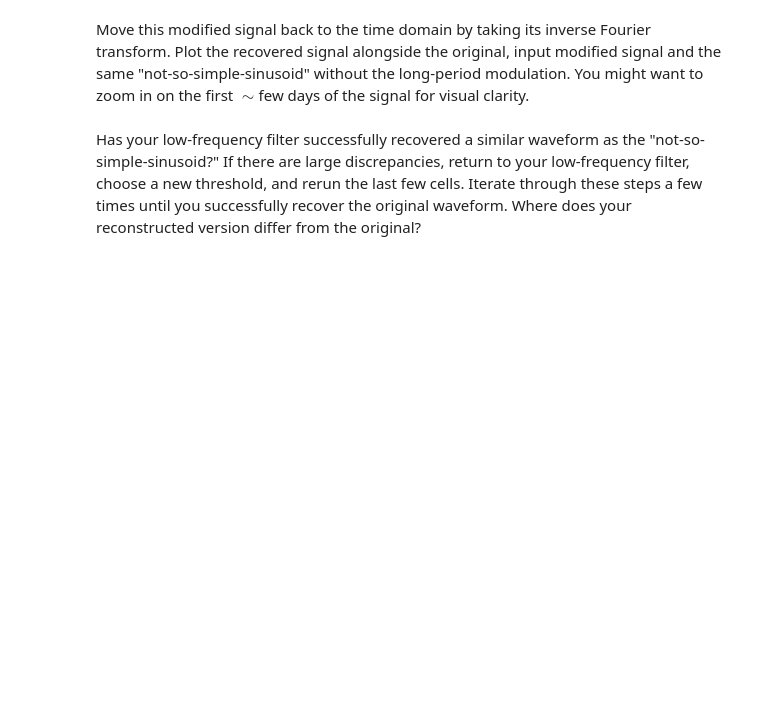
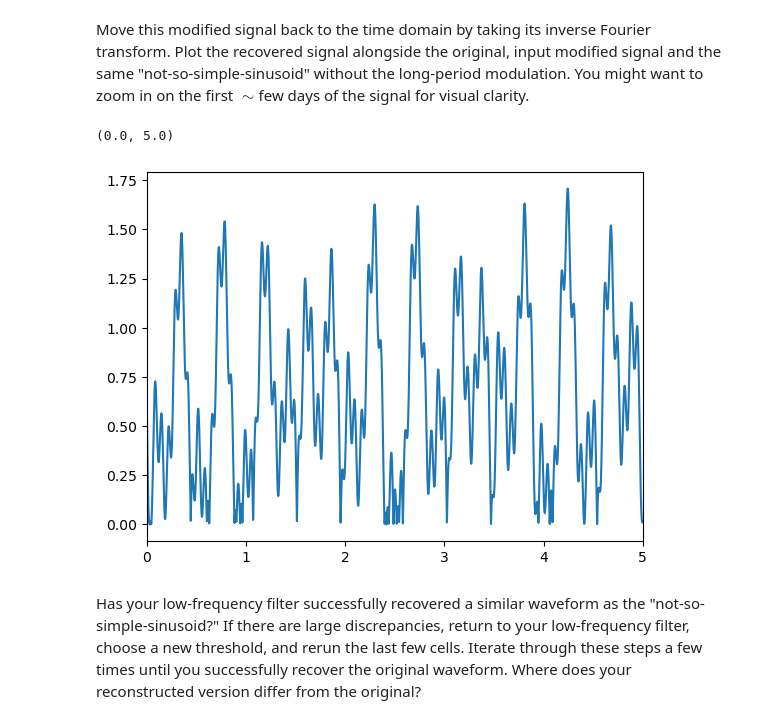
Before and after one commit to sammmelg/Session-27, a Jupyter notebook: Day1/FourierMethodsProblem1.ipynb, the cells around one changed output. Cells and saved outputs as stored; diff of their text form; code cells hidden in the pictures; blank space fills up the shorter version.

```diff
--- a/Day1/FourierMethodsProblem1.ipynb
+++ b/Day1/FourierMethodsProblem1.ipynb
@@ -255,7 +294,12 @@ Apply a simple filter that removes the low-frequency oscillations. Choose some t
 # %% [markdown]
 Move this modified signal back to the time domain by taking its inverse Fourier transform. Plot the recovered signal alongside the original, input modified signal and the same "not-so-simple-sinusoid" without the long-period modulation. You might want to zoom in on the first $\sim$few days of the signal for visual clarity.
 # %%
-# complete
+inverse_sig = [_.real for _ in ifftshift(ifft(fftshift(filtered_signal)))]
+plt.plot(times, np.abs(inverse_sig))
+plt.xlim(0, 5)
+# %% [output]
+(0.0, 5.0)
+[figure, added]
 # %% [markdown]
 Has your low-frequency filter successfully recovered a similar waveform as the "not-so-simple-sinusoid?" If there are large discrepancies, return to your low-frequency filter, choose a new threshold, and rerun the last few cells. Iterate through these steps a few times until you successfully recover the original waveform. Where does your reconstructed version differ from the original?
 # %% [markdown]
```
Also changed, not shown: parts of 8 cells of this notebook, 2 other files.
